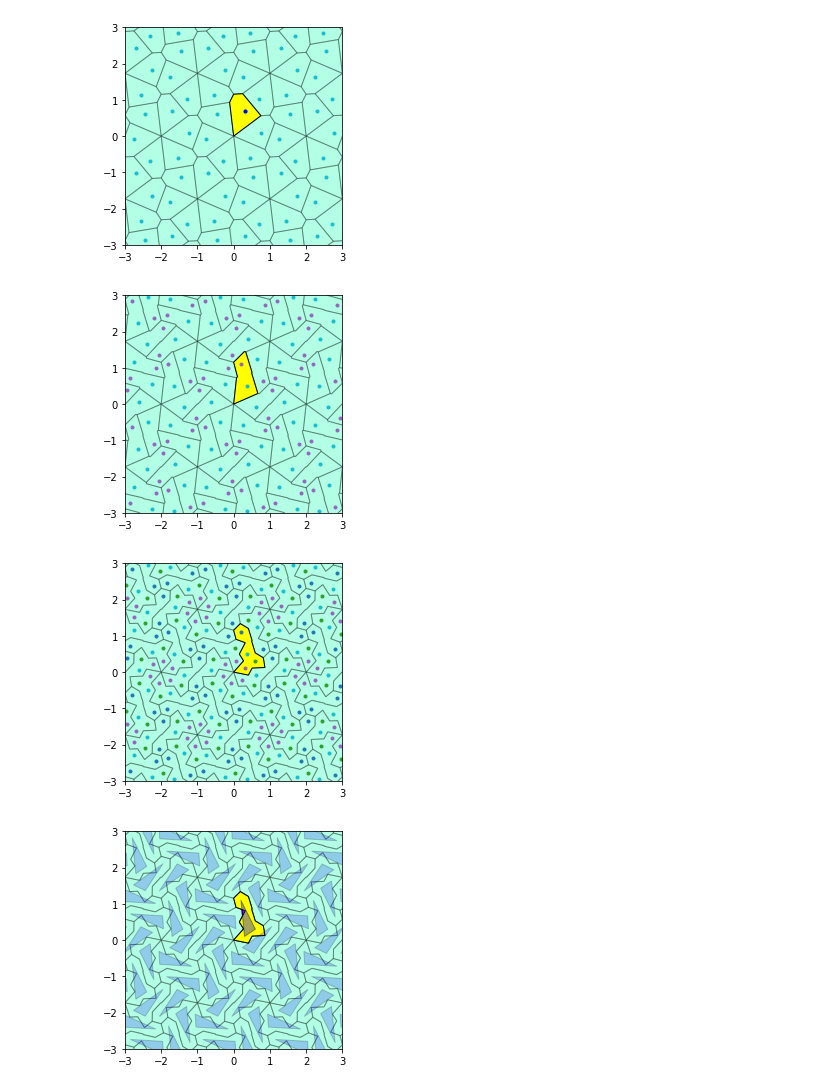
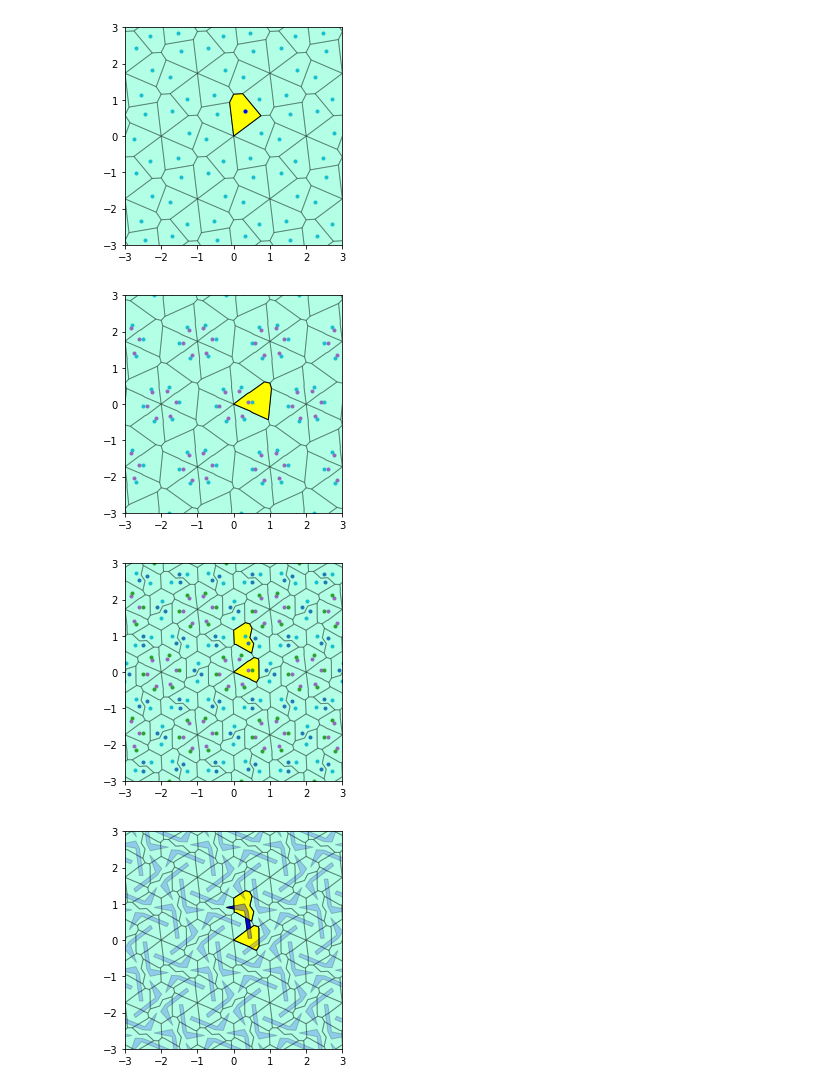
Before and after one commit to marinavas/poplocavanje, a Jupyter notebook: diagram.ipynb, the cells around one changed output. Saved outputs shown, nothing was run; the diff lists cells and outputs as text; code cells hidden in the pictures.

```diff
--- a/diagram.ipynb
+++ b/diagram.ipynb
@@ -28,9 +25,11 @@ def generisi_t(izl,p):
     return r
 # %%
 #pol = Polygon([(0.25,0.1),(0.45, 0.1), (0.45,1), (0.25,1)])
-pol = Polygon([(0.3,0.1),(0.6, 0.3), (0.2,1.1)])
-
+#pol = Polygon([(0.3,0.05),(0.6, 0.15), (0.3,1.1)])
+pol = Polygon([(0.4,0.05),(0.5, 0.05), (0.4,0.8),(0.3,1), (-0.2,0.9),(0.3,0.8)])
+#pol =dopuni(izomgen_p6,pol)
 tr = Polygon([(0.1,0.02),(1.9, 0.02), (1,0.5)])
+izomgen_p6 = izomgen_p6
 xmin,xmax,ymin,ymax = (-3,3,-3,3)
 okvir = [-3,3,-3,3]
 bx = plt.axes()
@@ -39,7 +38,7 @@ bx.set_xticks(range(xmin,xmax+1))
 bx.set_ylim(ymin,ymax)
 bx.set_yticks(range(ymin,ymax+1))
 bx.set_aspect(1)
-crtaj(izomgen_p6,tr,bx,'#00FFAA')
+#crtaj(izomgen_p6,tr,bx,'#00FFAA')
 crtaj(izomgen_p6,pol,bx,'#0000FF', 0.3)
 crtaj([I],pol,bx,'#0000FF', 1)
 plt.show()
@@ -83,36 +90,36 @@ plt.show()
 # %%
 tacke2 = []
 
 pol_n=0
-A = Point(pol.centroid)
-B = Point(pol.exterior.coords[2])
+A = Point(pol.exterior.coords[1])
+B = Point(pol.exterior.coords[6])
 slike_A = generisi_t(izomgen_p6,A)
 slike_B = generisi_t(izomgen_p6,B)
-for i in range(len(slike_B)):
+for i in range(min(len(slike_B),len(slike_A))):
     tacke2.append(T(slike_A[i]))
     tacke2.append(T(slike_B[i]))
 
 vor = Voronoi(tacke2)
 
 pol_A = Polygon([vor.vertices[p] for p in vor.regions[vor.point_region[0]]])
 pol_B = Polygon([vor.vertices[p] for p in vor.regions[vor.point_region[1]]])
 pol_U=pol_A.union(pol_B)
 
 ax = plt.axes()
 namesti(ax,-3,3,-3,3)
 
 
 
 crtaj(izomgen_p6,pol_U,ax,'#00FFAA')
 crtaj([I],pol_U,ax,'#FFFF00',1)
 plt.plot([T(s)[0] for s in slike_A],[T(s)[1] for s in slike_A],'C9.')
 plt.plot([T(s)[0] for s in slike_B],[T(s)[1] for s in slike_B],'C4.')
 plt.show()
 # %% [output]
-[figure, old version]
+[figure, new version]
 # %%
 tacke4 = []
-A = Point(pol.centroid)
+A = Point(pol.exterior.coords[3])
 B = Point(pol.exterior.coords[0])
 C = Point(pol.exterior.coords[1])
 D = Point(pol.exterior.coords[2])
@@ -120,7 +127,8 @@ slike_A = generisi_t(izomgen_p6,A)
 slike_B = generisi_t(izomgen_p6,B)
 slike_C = generisi_t(izomgen_p6,C)
 slike_D = generisi_t(izomgen_p6,D)
-for i in range(len(slike_D)):
+n = min([len(slike_j) for slike_j in [slike_A, slike_B, slike_C, slike_D]])
+for i in range(n):
     tacke4.append(T(slike_A[i]))
     tacke4.append(T(slike_B[i]))
     tacke4.append(T(slike_C[i]))
@@ -130,8 +138,8 @@ vor = Voronoi(tacke4)
 
 pol_A = Polygon([vor.vertices[p] for p in vor.regions[vor.point_region[0]]])
 pol_B = Polygon([vor.vertices[p] for p in vor.regions[vor.point_region[1]]])
-pol_C = Polygon([vor.vertices[p] for p in vor.regions[vor.point_region[2]]])
-pol_D = Polygon([vor.vertices[p] for p in vor.regions[vor.point_region[3]]])
+pol_C = Polygon([vor.vertices[p] for p in vor.regions[vor.point_region[3]]])
+pol_D = Polygon([vor.vertices[p] for p in vor.regions[vor.point_region[2]]])
 pol_U=pol_A.union(pol_B).union(pol_C).union(pol_D)
 
 ax = plt.axes()
@@ -147,7 +155,7 @@ plt.plot([T(s)[0] for s in slike_C],[T(s)[1] for s in slike_C],'C2.')
 plt.plot([T(s)[0] for s in slike_D],[T(s)[1] for s in slike_D],'C0.')
 plt.show()
 # %% [output]
-[figure, old version]
+[figure, new version]
 # %%
 ax = plt.axes()
 namesti(ax,-3,3,-3,3)
@@ -155,12 +163,12 @@ crtaj([I],pol_U,ax,'#0000FF',0.7)
 
 
 crtaj(izomgen_p6,pol_U,ax,'#00FFAA')
-crtaj([I], pol,ax,'#FF00FF',1)
+crtaj([I], pol,ax,'#0000FF',1)
 crtaj([I],pol_U,ax,'#FFFF00',1)
 crtaj([I], pol,ax,'#0000FF',0.2)
 crtaj(izomgen_p6, pol,ax,'#0000FF',0.2)
 
 plt.show()
 # %% [output]
-[figure, old version]
+[figure, new version]
 # %%
```
Also changed, not shown: parts of 4 cells of this notebook, 3 other files.
